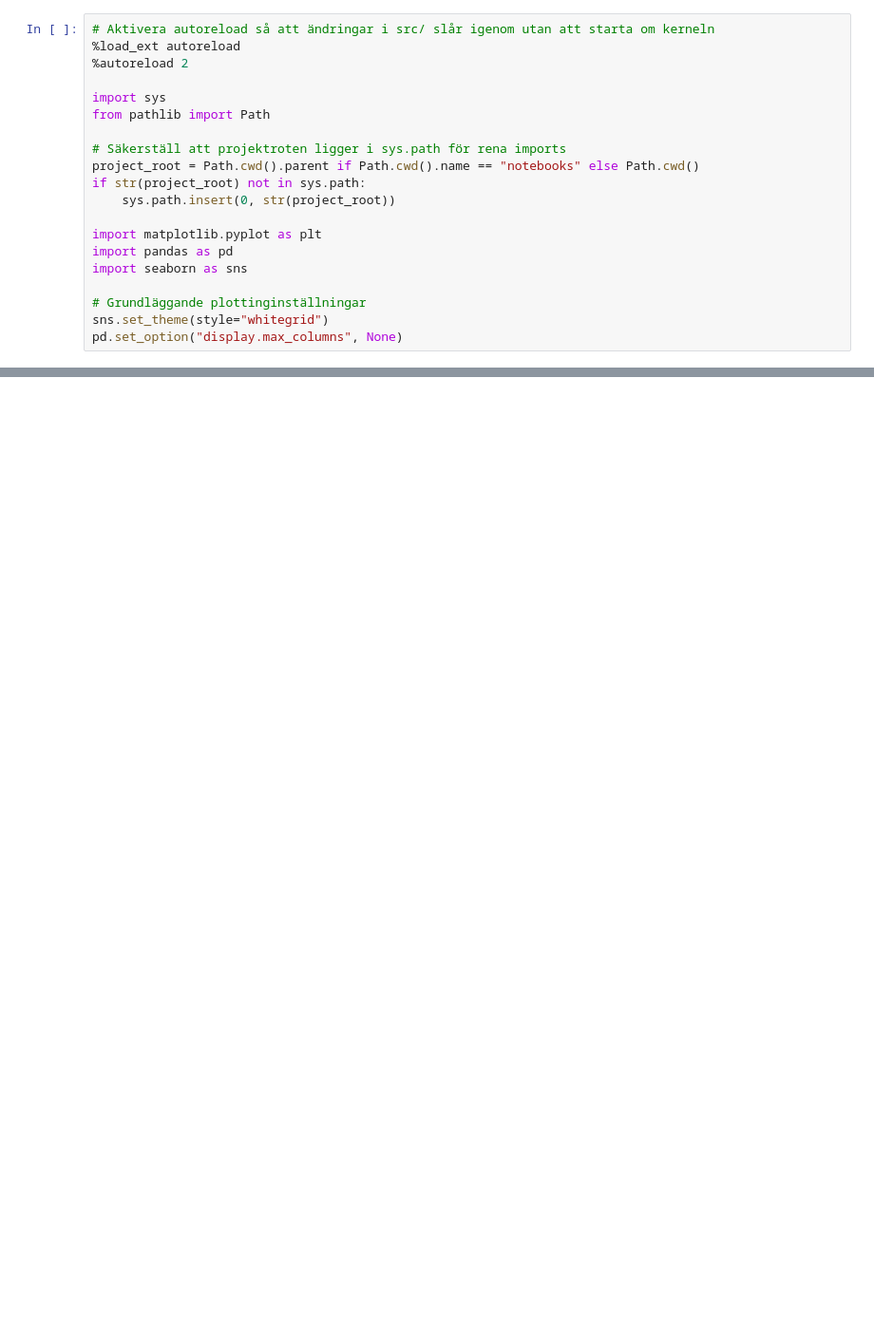
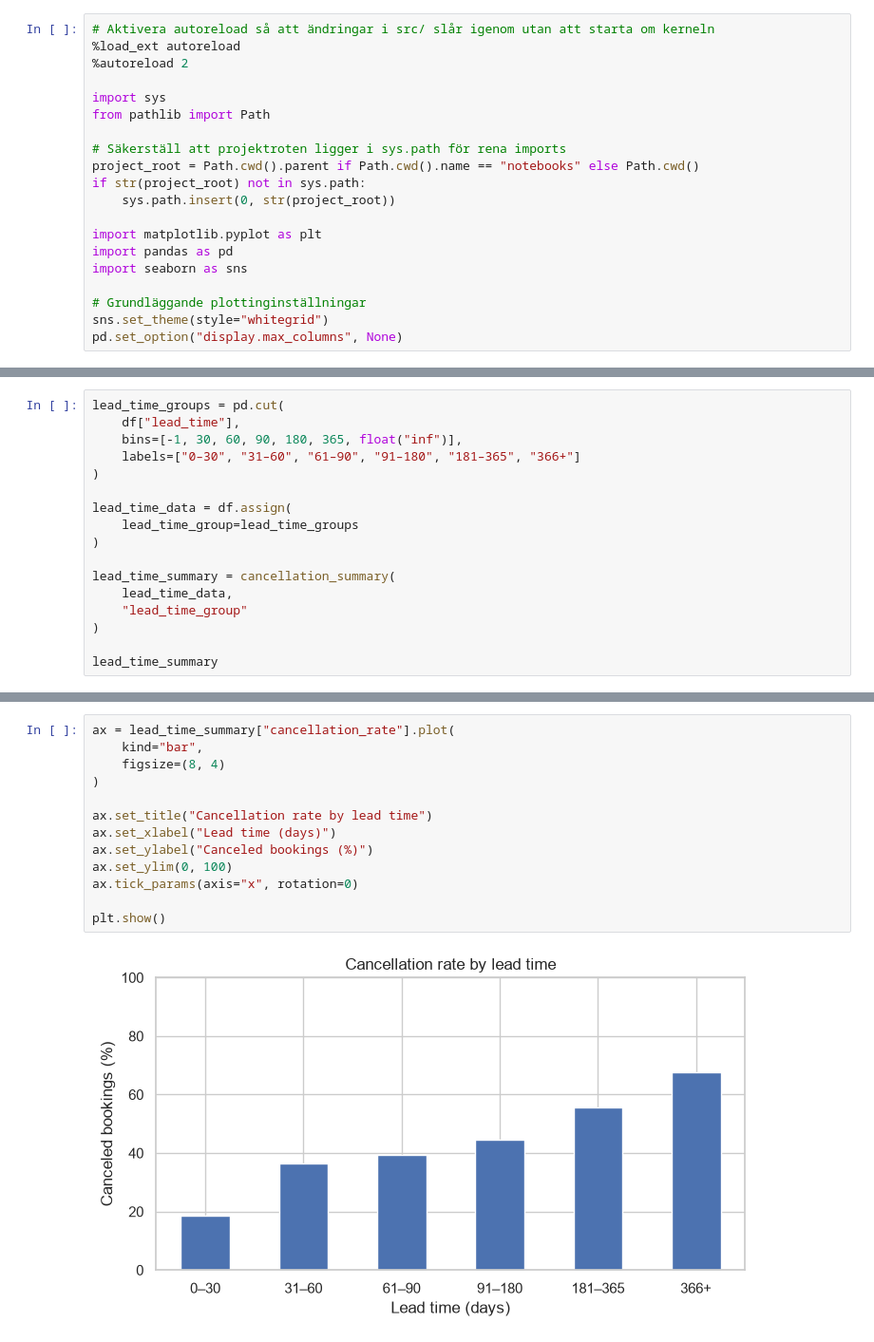
Before and after one commit to Shara-Hysen/data-science-group-project, a Jupyter notebook: notebooks/01_eda.ipynb, the cells around one changed output, grey strips where cells are left out. Shown at 95% size. Saved outputs shown, nothing was run; the diff lists cells and outputs as text; blank space fills up the shorter version.

```diff
--- a/notebooks/01_eda.ipynb
+++ b/notebooks/01_eda.ipynb
@@ -40,0 +569,17 @@ df.head()
+# %%
+lead_time_groups = pd.cut(
+    df["lead_time"],
+    bins=[-1, 30, 60, 90, 180, 365, float("inf")],
+    labels=["0–30", "31–60", "61–90", "91–180", "181–365", "366+"]
+)
+
+lead_time_data = df.assign(
+    lead_time_group=lead_time_groups
+)
+
+lead_time_summary = cancellation_summary(
+    lead_time_data,
+    "lead_time_group"
+)
+
+lead_time_summary
@@ -40,0 +595,15 @@ df.head()
+# %%
+ax = lead_time_summary["cancellation_rate"].plot(
+    kind="bar",
+    figsize=(8, 4)
+)
+
+ax.set_title("Cancellation rate by lead time")
+ax.set_xlabel("Lead time (days)")
+ax.set_ylabel("Canceled bookings (%)")
+ax.set_ylim(0, 100)
+ax.tick_params(axis="x", rotation=0)
+
+plt.show()
+# %% [output]
+[figure, added]
```
Also changed, not shown: parts of 76 cells of this notebook.
